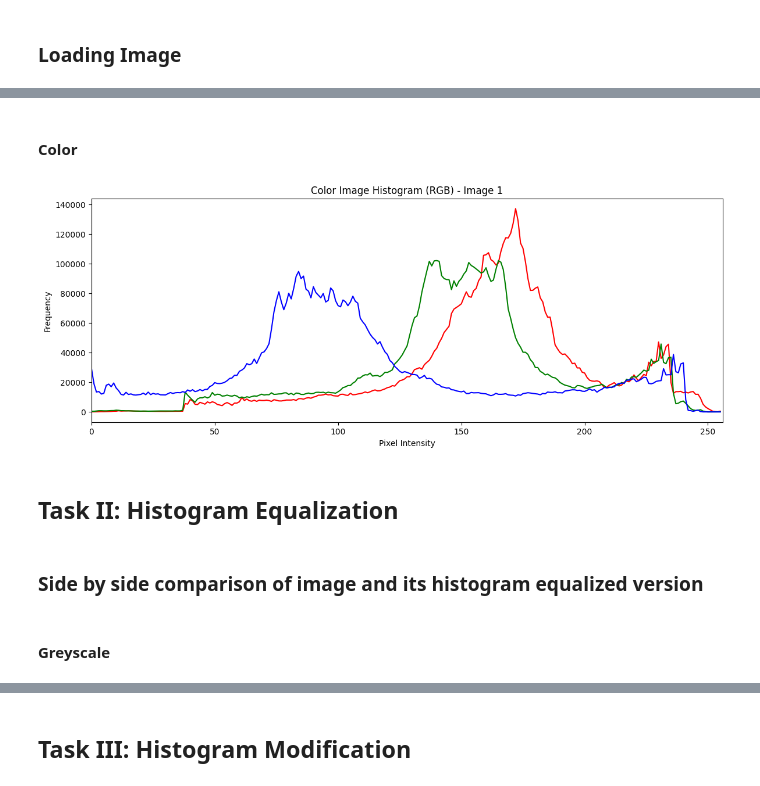
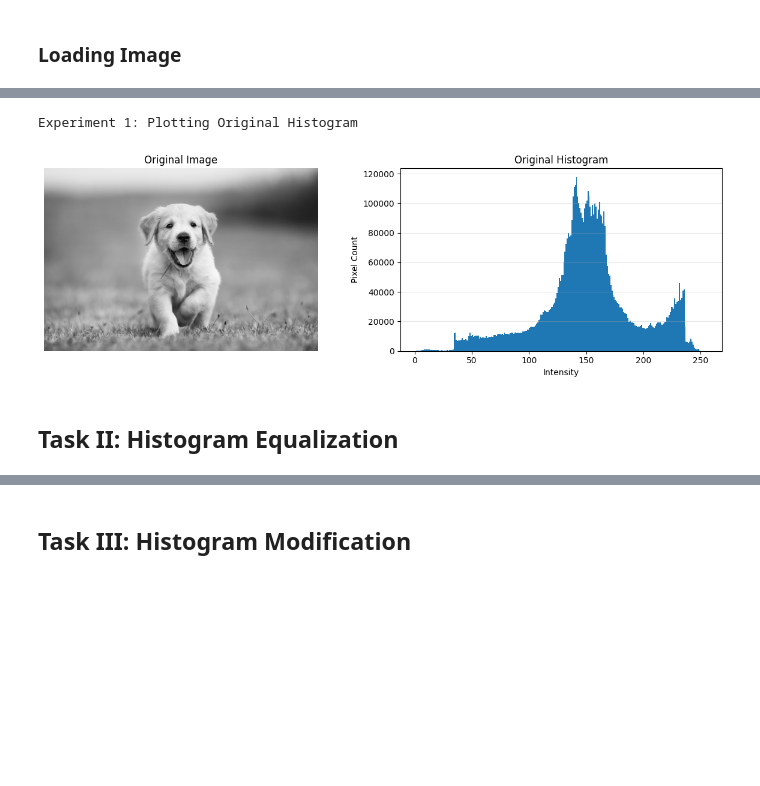
Before and after one commit to BharatK0049/image-video-processing-lab-experiments, a Jupyter notebook: notebooks/IVP_Experiment_3.ipynb, the cells around one changed output, grey strips where cells are left out. Saved outputs shown, nothing was run; the diff lists cells and outputs as text; code cells hidden in the pictures; blank space fills up the shorter version.

Commit message:
Added Week 3 Notebook worth of lab experiments.

```diff
--- a/notebooks/IVP_Experiment_3.ipynb
+++ b/notebooks/IVP_Experiment_3.ipynb
@@ -19,5 +39,20 @@ def show_image(img, title="Image"):
+# %%
+def plot_img_and_hist(image, title, bins=256, range_val=[0, 256]):
+    fig, axes = plt.subplots(1, 2, figsize=(12, 4))
+
+    # Plot Image
+    axes[0].imshow(image, cmap='gray', vmin=0, vmax=255)
+    axes[0].set_title(f'{title} Image')
+    axes[0].axis('off')
+
+    # Plot Histogram
+    axes[1].hist(image.ravel(), bins=bins, range=range_val)
+    axes[1].set_title(f'{title} Histogram')
+    axes[1].set_xlabel('Intensity')
+    axes[1].set_ylabel('Pixel Count')
+    axes[1].grid(axis='y', alpha=0.3)
+
+    plt.tight_layout()
+    plt.show()
 # %%
-img = cv2.imread('doggy.jpg')
-img_gray = cv2.imread('doggy.jpg', cv2.IMREAD_GRAYSCALE)
-
-show_image(img_gray, "Grayscale Image 1")
+img = cv2.imread('doggy.jpg', cv2.IMREAD_GRAYSCALE)
@@ -52,22 +59,8 @@ plt.show()
-# %% [markdown]
-#### Color
-# %%
-plt.figure(figsize=(14,5))
-
-for i, col in enumerate(channels):
-    hist2 = cv2.calcHist([img_rgb], [i], None, [256], [0, 256])
-    plt.plot(hist2, color=col)
-    plt.xlim([0, 256])
-
-plt.title("Color Image Histogram (RGB) - Image 1")
-plt.xlabel("Pixel Intensity")
-plt.ylabel("Frequency")
-plt.show()
-# %% [output]
-[figure, removed]
+# %%
+print("Experiment 1: Plotting Original Histogram")
+plot_img_and_hist(img, "Original")
+# %% [output]
+Experiment 1: Plotting Original Histogram
+[figure, added]
 # %% [markdown]
 ## Task II: Histogram Equalization
-# %% [markdown]
-### Side by side comparison of image and its histogram equalized version
-# %% [markdown]
-#### Greyscale
```
Also changed, not shown: parts of 44 cells of this notebook.
